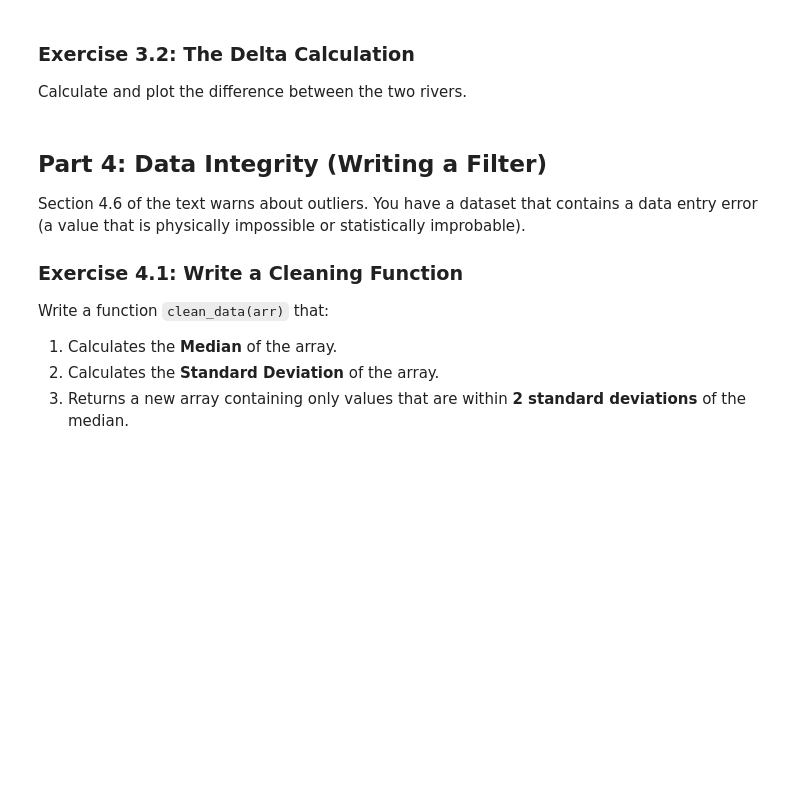
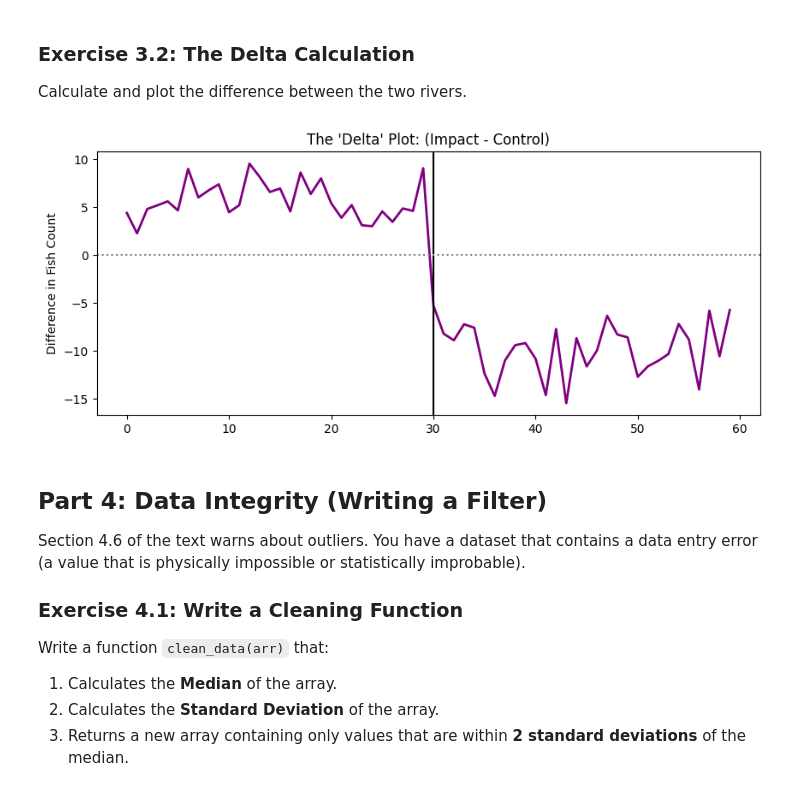
Before and after one commit to Hayden-Martin4250/Earthscience2245, a Jupyter notebook: ES2245_lab2.ipynb, the cells around one changed output. Drawn from its saved outputs; the diff is of its cells as text; code cells hidden in the pictures; blank space fills up the shorter version.

```diff
--- a/ES2245_lab2.ipynb
+++ b/ES2245_lab2.ipynb
@@ -228,17 +231,18 @@ plt.show()
 Calculate and plot the difference between the two rivers.
 # %%
 # Calculate difference (Impact - Control)
-# YOUR CODE HERE
-difference = None
+difference = impact_river - control_river
 
 # Plot
 plt.figure(figsize=(10,4))
 plt.plot(time, difference, color='purple', linewidth=2)
 plt.axvline(30, color='black', label='Dam Built')
 plt.axhline(0, color='gray', linestyle=':')
 plt.title("The 'Delta' Plot: (Impact - Control)")
 plt.ylabel("Difference in Fish Count")
 plt.show()
+# %% [output]
+[figure, added]
 # %% [markdown]
 ## Part 4: Data Integrity (Writing a Filter)
 
```
Also changed, not shown: parts of 1 cell of this notebook.
